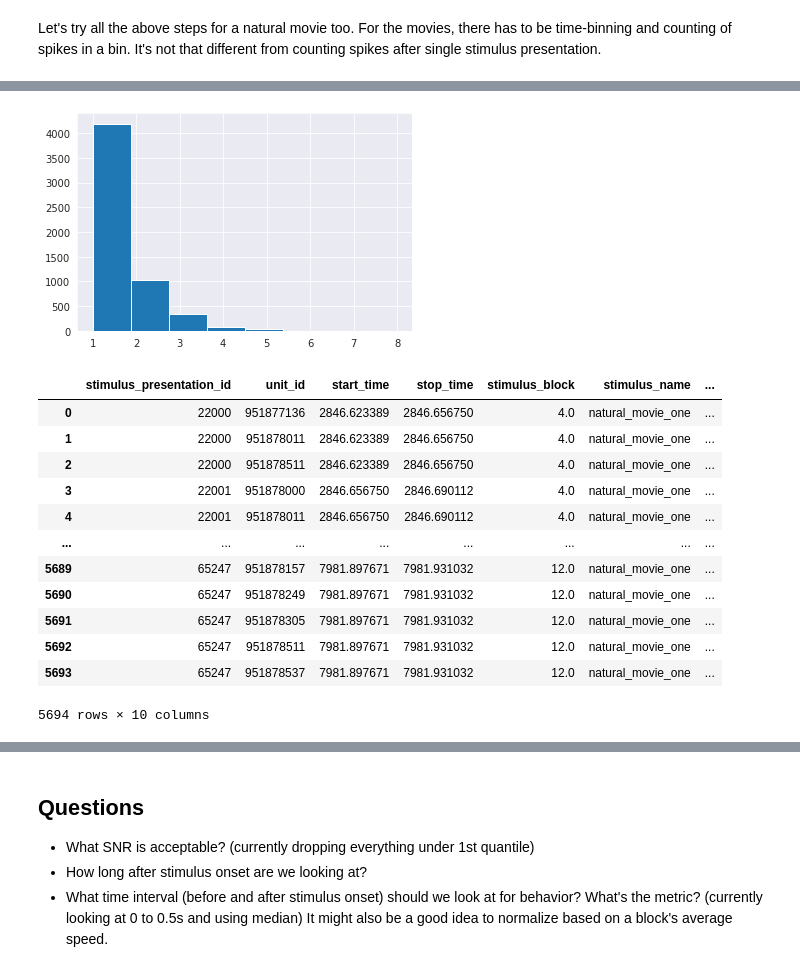
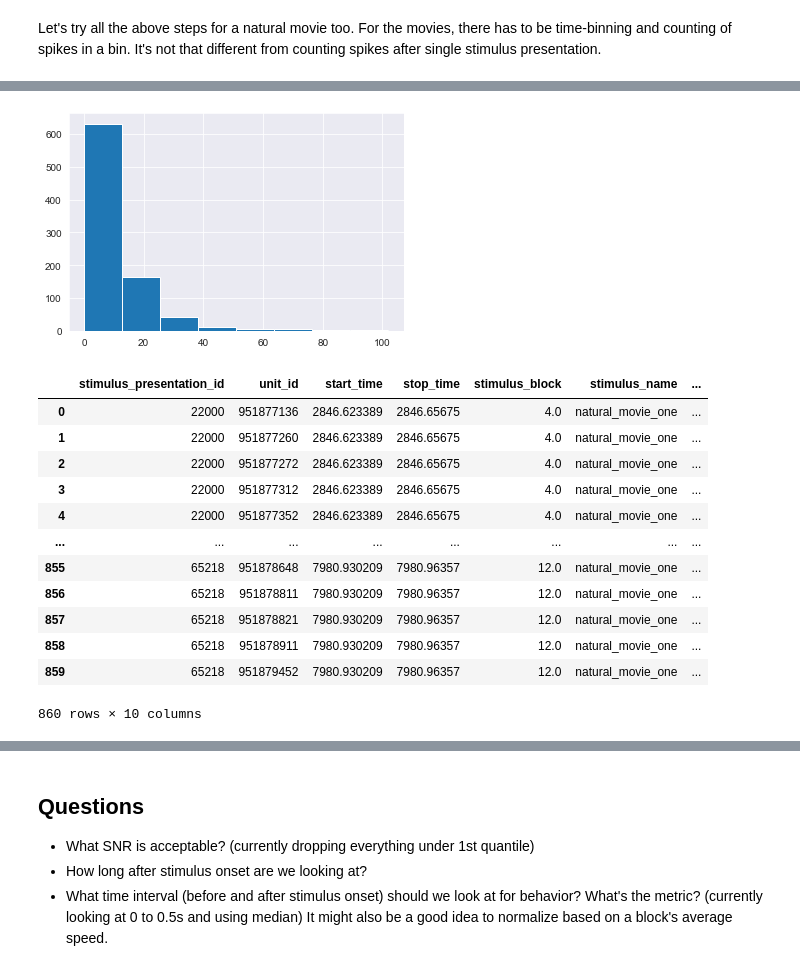
Before and after one commit to sh4r11f/NMA-rep-drift, a Jupyter notebook: notebooks/NPX_within_session.ipynb, the cells around one changed output, grey strips where cells are left out. Drawn from its saved outputs; the diff is of its cells as text; code cells hidden in the pictures.

Commit message:
some function for data loading and plots added.

```diff
--- a/notebooks/NPX_within_session.ipynb
+++ b/notebooks/NPX_within_session.ipynb
@@ -581,13 +574,16 @@ cnts
+# %%
+time_step = 0.001
+time_bins = np.arange(0, 1, time_step)
+# time_bins = [0, .99]
+spike_cnts = session.presentationwise_spike_counts(
+    stimulus_presentation_ids=stim_idx,
+    unit_ids=roi_idx,
+    bin_edges=time_bins
+)
+cnts = spike_cnts.to_dataframe()
+# cnts.reset_index(inplace=True)
 # %%
-time_step = 1
-time_bins = np.arange(0, 2, time_step)
-spike_cnts = session.presentationwise_spike_counts(
-    stimulus_presentation_ids=stim_idx,
-    unit_ids=roi_idx,
-    bin_edges=[.1, .9]
-)
-cnts = spike_cnts.to_dataframe()
-cnts.reset_index(inplace=True)
+# plot
 mean_histograms = spike_cnts.mean(dim="stimulus_presentation_id")
 
 fig, ax = plt.subplots(figsize=(8, 8))
@@ -601,6 +597,6 @@ ax.pcolormesh(
 
 ax.set_ylabel("unit", fontsize=24)
 ax.set_xlabel("time relative to stimulus onset (s)", fontsize=18)
-ax.set_title("Average peristimulus time histograms for VISp units on Natural Movie presentations", fontsize=18)
+ax.set_title("Average peristimulus time histograms for VISp units on Natural Movie presentations (sec 1)", fontsize=18)
 
 plt.show()
@@ -648,0 +613,10 @@ all_spikes.loc[all_spikes.stimulus_presentation_id == 22001, "unit_id"].unique()
+# %%
+# Put stimulus properties next to the count data
+cols = ["start_time", "stop_time", "stimulus_block", "stimulus_name", "stimulus_condition_id"]
+all_counts = pd.merge(cnts, session.stimulus_presentations[cols], left_on="stimulus_presentation_id", right_index=True)
+all_counts.reset_index(inplace=True)
+# %%
+# Count the number of spikes for each stimulus presentation in the whole duration
+grp_cols = ["stimulus_presentation_id", "unit_id"] + cols
+spikes_grpd = all_counts.groupby(grp_cols, as_index=False)["spike_counts"].sum()
+spikes_grpd
@@ -649,24 +637,25 @@ all_spikes.loc[all_spikes.stimulus_presentation_id == 22001, "unit_id"].unique()
 # %%
 # Sanity check plots
-p = plt.hist(spikes_grpd["spike_count"], 8)
+p = plt.hist(spikes_grpd["spike_counts"], 8)
 # %% [output]
-[figure, old version]
+[figure, new version]
 # %%
 # This is the final spike counts for this stimulus and this region
 df = spikes_grpd.copy()
 df["roi"] = roi
+df["movie_sec"] = sec
 df
 # %% [output]
 |  | stimulus_presentation_id | unit_id | start_time | stop_time | stimulus_block | stimulus_name | ... |
-| 0 | 22000 | 951877136 | 2846.623389 | 2846.656750 | 4.0 | natural_movie_one | ... |
-| 1 | 22000 | 951878011 | 2846.623389 | 2846.656750 | 4.0 | natural_movie_one | ... |
-| 2 | 22000 | 951878511 | 2846.623389 | 2846.656750 | 4.0 | natural_movie_one | ... |
-| 3 | 22001 | 951878000 | 2846.656750 | 2846.690112 | 4.0 | natural_movie_one | ... |
-| 4 | 22001 | 951878011 | 2846.656750 | 2846.690112 | 4.0 | natural_movie_one | ... |
+| 0 | 22000 | 951877136 | 2846.623389 | 2846.65675 | 4.0 | natural_movie_one | ... |
+| 1 | 22000 | 951877260 | 2846.623389 | 2846.65675 | 4.0 | natural_movie_one | ... |
+| 2 | 22000 | 951877272 | 2846.623389 | 2846.65675 | 4.0 | natural_movie_one | ... |
+| 3 | 22000 | 951877312 | 2846.623389 | 2846.65675 | 4.0 | natural_movie_one | ... |
+| 4 | 22000 | 951877352 | 2846.623389 | 2846.65675 | 4.0 | natural_movie_one | ... |
 | ... | ... | ... | ... | ... | ... | ... | ... |
-| 5689 | 65247 | 951878157 | 7981.897671 | 7981.931032 | 12.0 | natural_movie_one | ... |
-| 5690 | 65247 | 951878249 | 7981.897671 | 7981.931032 | 12.0 | natural_movie_one | ... |
-| 5691 | 65247 | 951878305 | 7981.897671 | 7981.931032 | 12.0 | natural_movie_one | ... |
-| 5692 | 65247 | 951878511 | 7981.897671 | 7981.931032 | 12.0 | natural_movie_one | ... |
-| 5693 | 65247 | 951878537 | 7981.897671 | 7981.931032 | 12.0 | natural_movie_one | ... |
+| 855 | 65218 | 951878648 | 7980.930209 | 7980.96357 | 12.0 | natural_movie_one | ... |
+| 856 | 65218 | 951878811 | 7980.930209 | 7980.96357 | 12.0 | natural_movie_one | ... |
+| 857 | 65218 | 951878821 | 7980.930209 | 7980.96357 | 12.0 | natural_movie_one | ... |
+| 858 | 65218 | 951878911 | 7980.930209 | 7980.96357 | 12.0 | natural_movie_one | ... |
+| 859 | 65218 | 951879452 | 7980.930209 | 7980.96357 | 12.0 | natural_movie_one | ... |
-5694 rows × 10 columns
+860 rows × 10 columns
```
Also changed, not shown: parts of 41 cells of this notebook, 3 other files.
